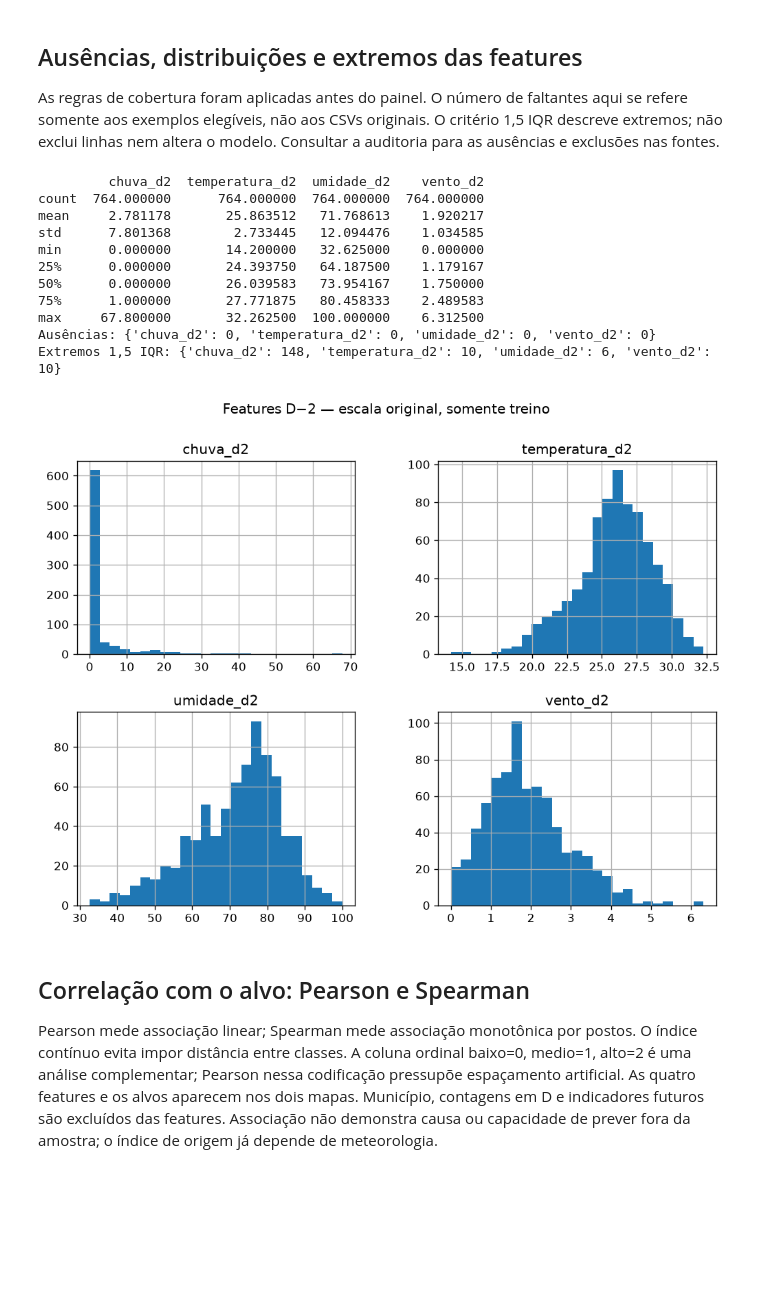
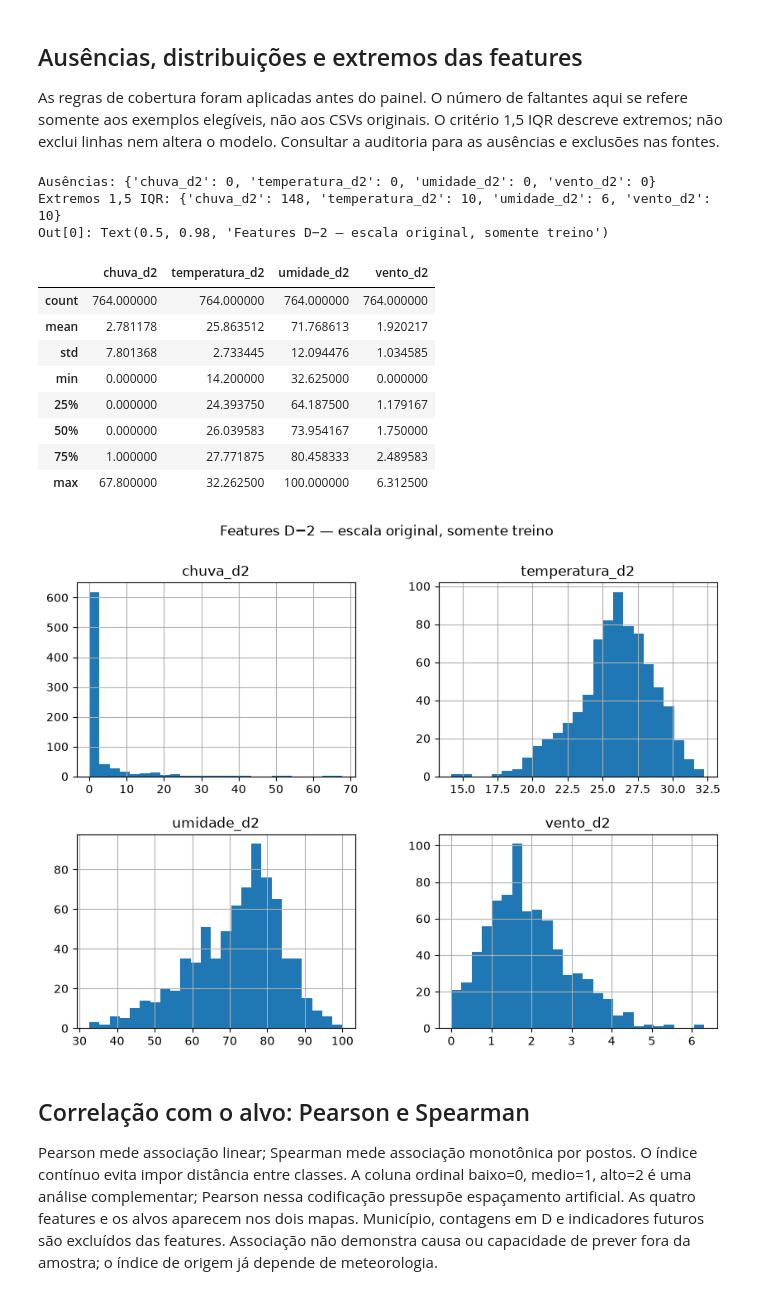
Before and after one commit to Diegopesmac/mba-risco-incendios, a Jupyter notebook: notebooks/course/02_eda_preparacao_queimadas.ipynb, the cells around one changed output. Drawn from its saved outputs; the diff is of its cells as text; code cells hidden in the pictures; blank space fills up the shorter version.

```diff
--- a/notebooks/course/02_eda_preparacao_queimadas.ipynb
+++ b/notebooks/course/02_eda_preparacao_queimadas.ipynb
@@ -50,25 +52,26 @@ alto    242   31.675393
 As regras de cobertura foram aplicadas antes do painel. O número de faltantes aqui se refere somente aos exemplos elegíveis, não aos CSVs originais. O critério 1,5 IQR descreve extremos; não exclui linhas nem altera o modelo. Consultar a auditoria para as ausências e exclusões nas fontes.
 # %%
 features = ['chuva_d2','temperatura_d2','umidade_d2','vento_d2']
-print(training[features].describe().to_string())
+display(training[features].describe())
 print('Ausências:', training[features].isna().sum().to_dict())
 q1,q3 = training[features].quantile(.25),training[features].quantile(.75)
 iqr=q3-q1
 print('Extremos 1,5 IQR:',((training[features]<q1-1.5*iqr)|(training[features]>q3+1.5*iqr)).sum().to_dict())
 training[features].hist(bins=25,figsize=(10,7)); plt.suptitle('Features D−2 — escala original, somente treino')
 # %% [output]
-         chuva_d2  temperatura_d2  umidade_d2    vento_d2
-count  764.000000      764.000000  764.000000  764.000000
-mean     2.781178       25.863512   71.768613    1.920217
-std      7.801368        2.733445   12.094476    1.034585
-min      0.000000       14.200000   32.625000    0.000000
-25%      0.000000       24.393750   64.187500    1.179167
-50%      0.000000       26.039583   73.954167    1.750000
-75%      1.000000       27.771875   80.458333    2.489583
-max     67.800000       32.262500  100.000000    6.312500
 Ausências: {'chuva_d2': 0, 'temperatura_d2': 0, 'umidade_d2': 0, 'vento_d2': 0}
 Extremos 1,5 IQR: {'chuva_d2': 148, 'temperatura_d2': 10, 'umidade_d2': 6, 'vento_d2': 10}
+Out[0]: Text(0.5, 0.98, 'Features D−2 — escala original, somente treino')
+|  | chuva_d2 | temperatura_d2 | umidade_d2 | vento_d2 |
+| count | 764.000000 | 764.000000 | 764.000000 | 764.000000 |
+| mean | 2.781178 | 25.863512 | 71.768613 | 1.920217 |
+| std | 7.801368 | 2.733445 | 12.094476 | 1.034585 |
+| min | 0.000000 | 14.200000 | 32.625000 | 0.000000 |
+| 25% | 0.000000 | 24.393750 | 64.187500 | 1.179167 |
+| 50% | 0.000000 | 26.039583 | 73.954167 | 1.750000 |
+| 75% | 1.000000 | 27.771875 | 80.458333 | 2.489583 |
+| max | 67.800000 | 32.262500 | 100.000000 | 6.312500 |
-[figure, old version]
+[figure, new version]
 # %% [markdown]
 ## Correlação com o alvo: Pearson e Spearman
 
```
Also changed, not shown: parts of 3 cells of this notebook, 18 other files.
